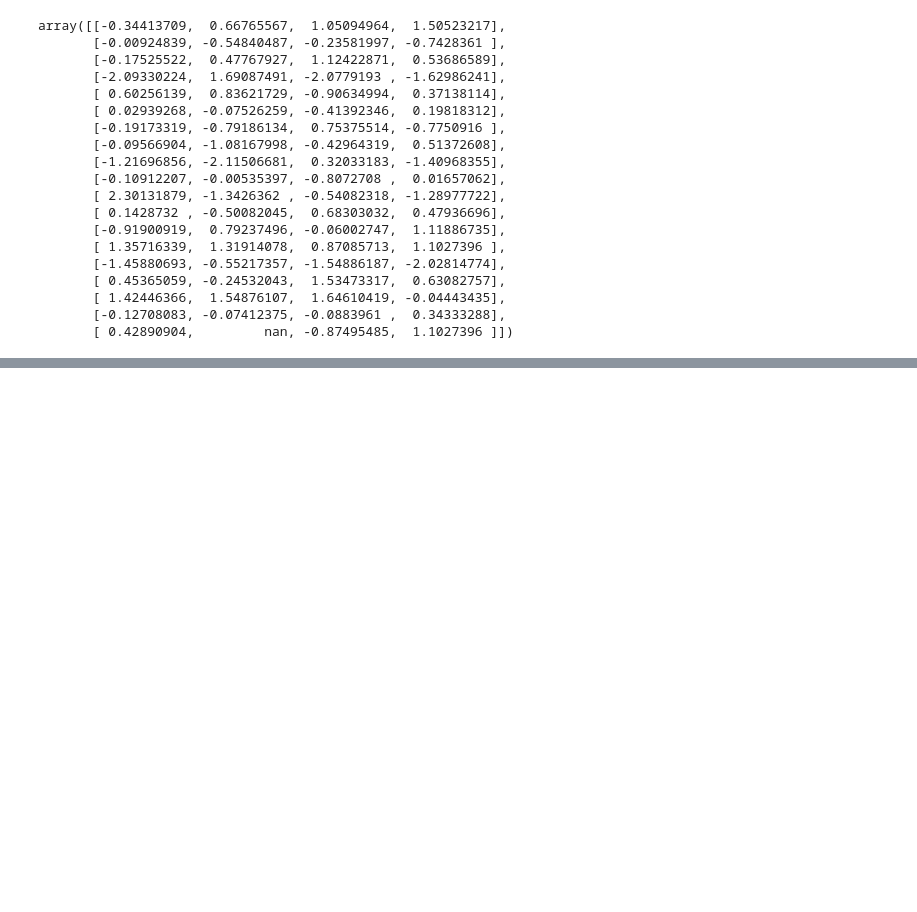
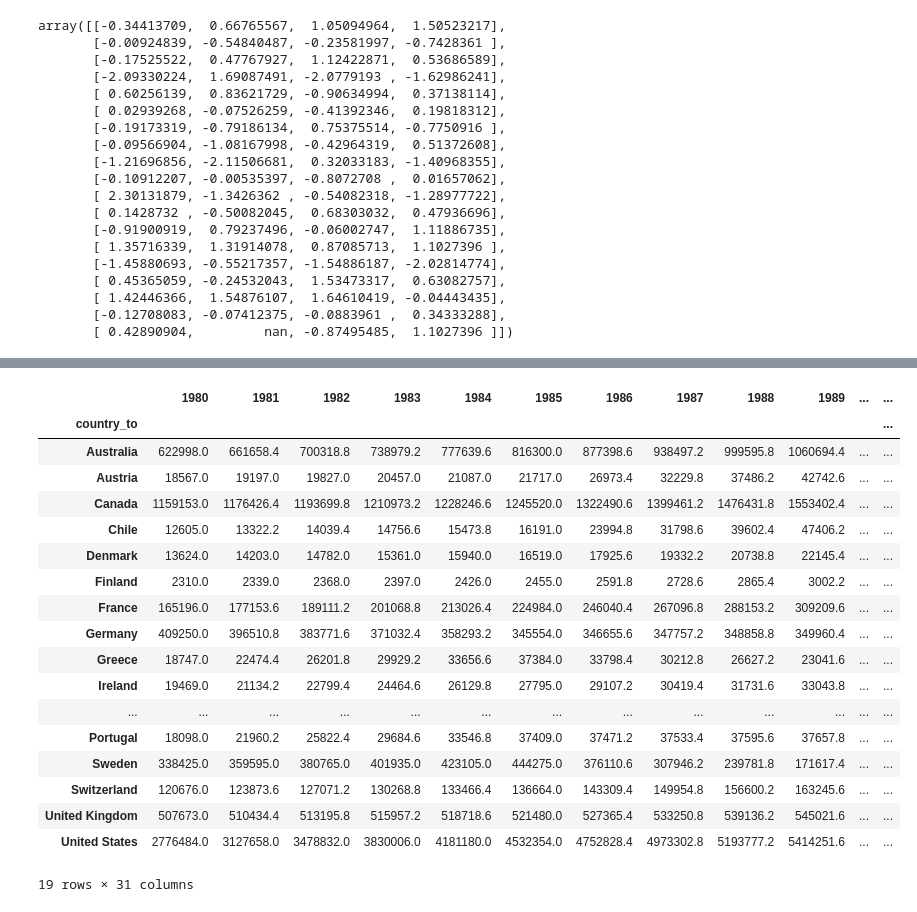
Before and after one commit to Kasrazn97/SMFinal_Project, a Jupyter notebook: Beta/regression.ipynb, the cells around one changed output, grey strips where cells are left out. Saved outputs shown, nothing was run; the diff lists cells and outputs as text; code cells hidden in the pictures; blank space fills up the shorter version.

Commit message:
prepared data to find betas

```diff
--- a/Beta/regression.ipynb
+++ b/Beta/regression.ipynb
@@ -252,0 +255,3 @@ array([[-0.34413709,  0.66765567,  1.05094964,  1.50523217],
+# %%
+migration_stats = pd.read_csv('../data/all_emigrants_high_interpolated.csv').drop('Unnamed: 0', axis=1)
+migration_stats.head()
@@ -252,0 +266,24 @@ array([[-0.34413709,  0.66765567,  1.05094964,  1.50523217],
+# %%
+years_data = migration_stats.iloc[:, 1:32].columns
+migration_stats_by_destination = migration_stats.groupby('country_to')[years_data].sum()
+migration_stats_by_destination
+# %% [output]
+|  | 1980 | 1981 | 1982 | 1983 | 1984 | 1985 | 1986 | 1987 | 1988 | 1989 | ... | ... |
+| country_to |  |  |  |  |  |  |  |  |  |  |  | ... |
+| Australia | 622998.0 | 661658.4 | 700318.8 | 738979.2 | 777639.6 | 816300.0 | 877398.6 | 938497.2 | 999595.8 | 1060694.4 | ... | ... |
+| Austria | 18567.0 | 19197.0 | 19827.0 | 20457.0 | 21087.0 | 21717.0 | 26973.4 | 32229.8 | 37486.2 | 42742.6 | ... | ... |
+| Canada | 1159153.0 | 1176426.4 | 1193699.8 | 1210973.2 | 1228246.6 | 1245520.0 | 1322490.6 | 1399461.2 | 1476431.8 | 1553402.4 | ... | ... |
+| Chile | 12605.0 | 13322.2 | 14039.4 | 14756.6 | 15473.8 | 16191.0 | 23994.8 | 31798.6 | 39602.4 | 47406.2 | ... | ... |
+| Denmark | 13624.0 | 14203.0 | 14782.0 | 15361.0 | 15940.0 | 16519.0 | 17925.6 | 19332.2 | 20738.8 | 22145.4 | ... | ... |
+| Finland | 2310.0 | 2339.0 | 2368.0 | 2397.0 | 2426.0 | 2455.0 | 2591.8 | 2728.6 | 2865.4 | 3002.2 | ... | ... |
+| France | 165196.0 | 177153.6 | 189111.2 | 201068.8 | 213026.4 | 224984.0 | 246040.4 | 267096.8 | 288153.2 | 309209.6 | ... | ... |
+| Germany | 409250.0 | 396510.8 | 383771.6 | 371032.4 | 358293.2 | 345554.0 | 346655.6 | 347757.2 | 348858.8 | 349960.4 | ... | ... |
+| Greece | 18747.0 | 22474.4 | 26201.8 | 29929.2 | 33656.6 | 37384.0 | 33798.4 | 30212.8 | 26627.2 | 23041.6 | ... | ... |
+| Ireland | 19469.0 | 21134.2 | 22799.4 | 24464.6 | 26129.8 | 27795.0 | 29107.2 | 30419.4 | 31731.6 | 33043.8 | ... | ... |
+| ... | ... | ... | ... | ... | ... | ... | ... | ... | ... | ... | ... | ... |
+| Portugal | 18098.0 | 21960.2 | 25822.4 | 29684.6 | 33546.8 | 37409.0 | 37471.2 | 37533.4 | 37595.6 | 37657.8 | ... | ... |
+| Sweden | 338425.0 | 359595.0 | 380765.0 | 401935.0 | 423105.0 | 444275.0 | 376110.6 | 307946.2 | 239781.8 | 171617.4 | ... | ... |
+| Switzerland | 120676.0 | 123873.6 | 127071.2 | 130268.8 | 133466.4 | 136664.0 | 143309.4 | 149954.8 | 156600.2 | 163245.6 | ... | ... |
+| United Kingdom | 507673.0 | 510434.4 | 513195.8 | 515957.2 | 518718.6 | 521480.0 | 527365.4 | 533250.8 | 539136.2 | 545021.6 | ... | ... |
+| United States | 2776484.0 | 3127658.0 | 3478832.0 | 3830006.0 | 4181180.0 | 4532354.0 | 4752828.4 | 4973302.8 | 5193777.2 | 5414251.6 | ... | ... |
+19 rows × 31 columns
```
Also changed, not shown: parts of 9 cells of this notebook, 3 other files.
